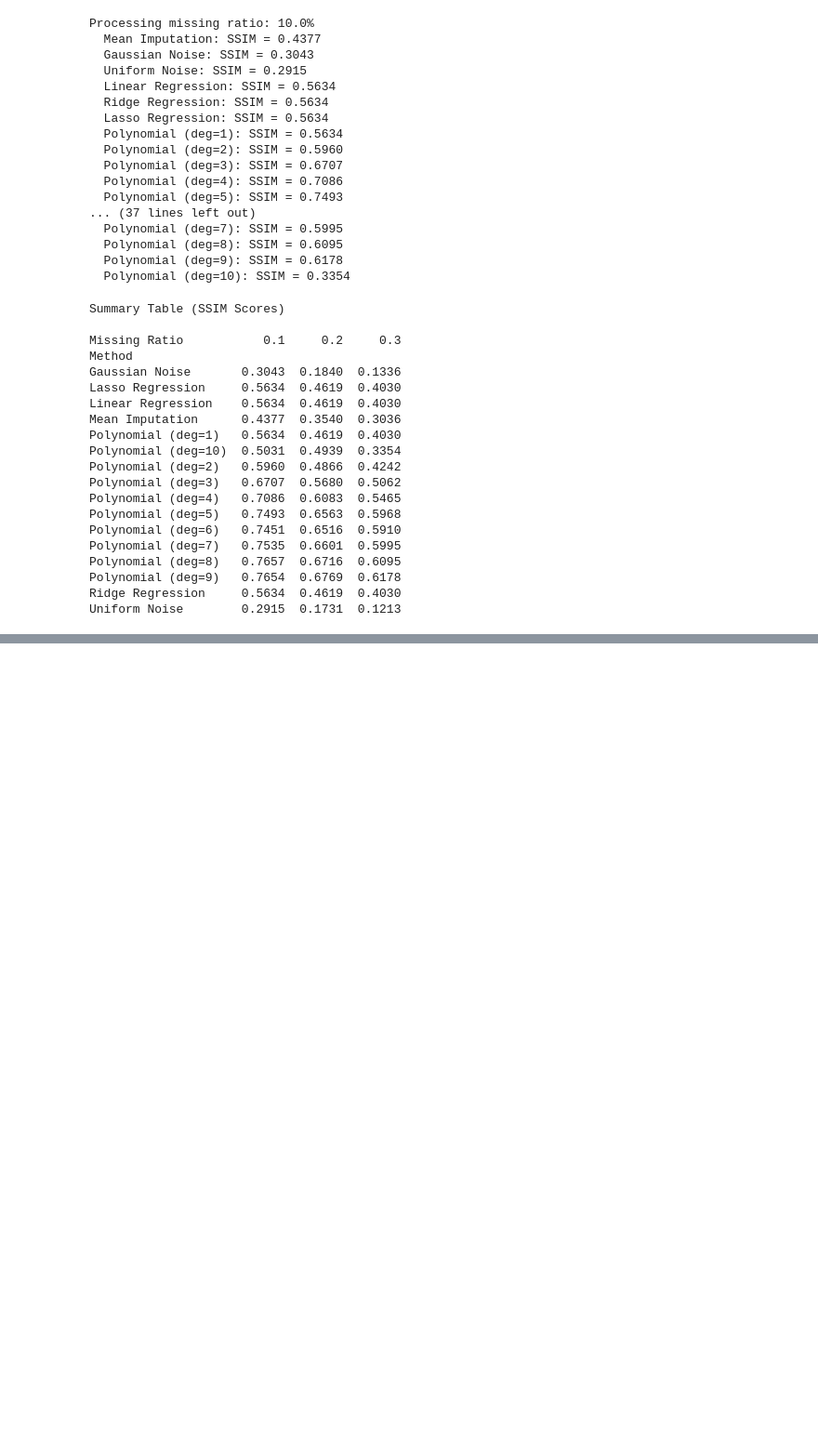
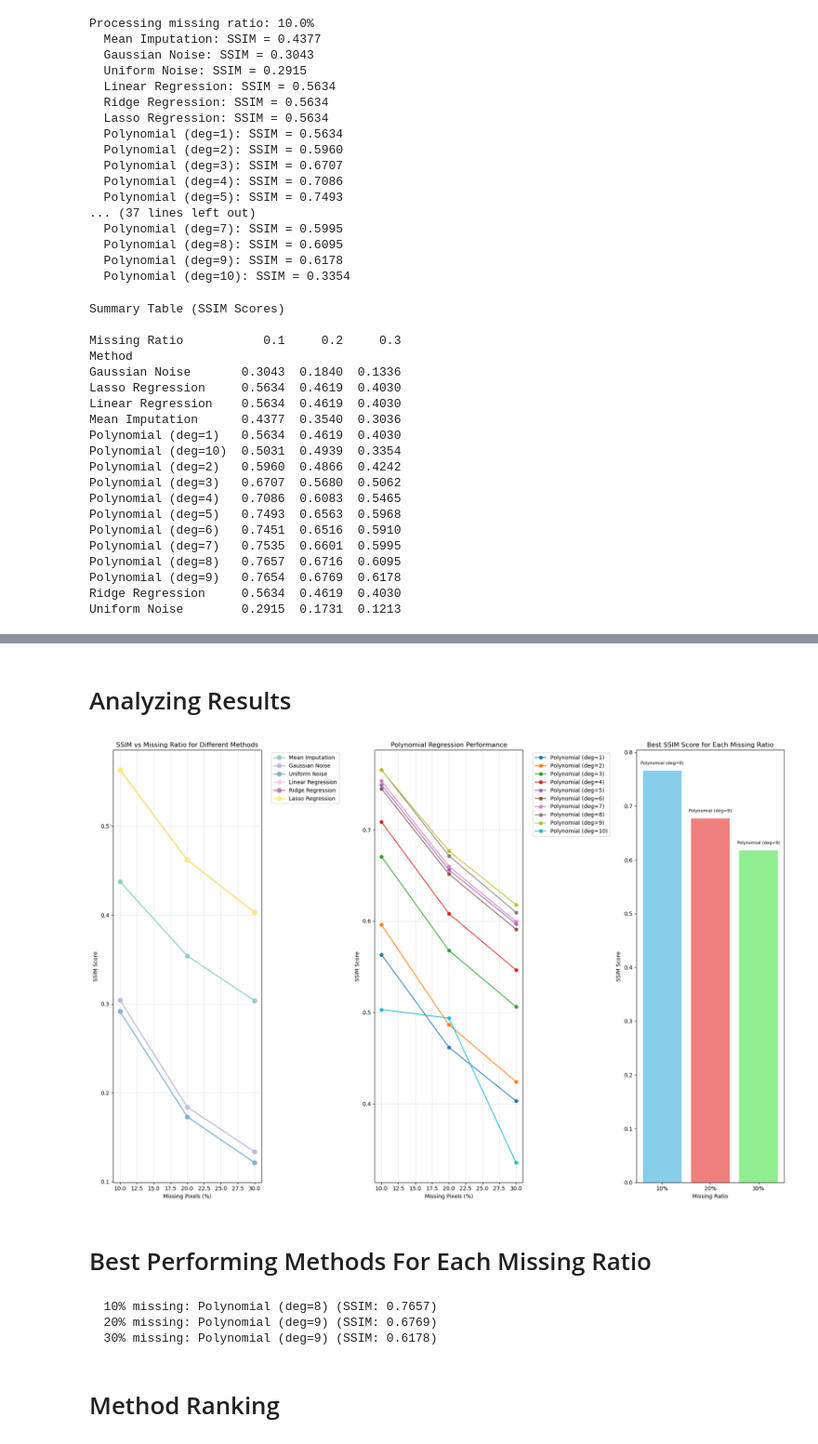
Before and after one commit to SobhanEyvazipoor/Homework-1, a Jupyter notebook: Exercise_1.ipynb, the cells around one changed output, grey strips where cells are left out. Shown at 93% size. Drawn from its saved outputs; the diff is of its cells as text; code cells hidden in the pictures; blank space fills up the shorter version.

```diff
--- a/Exercise_1.ipynb
+++ b/Exercise_1.ipynb
@@ -296,0 +315,70 @@ Uniform Noise        0.2915  0.1731  0.1213
+# %% [markdown]
+# Analyzing Results
+# %%
+fig, axes = plt.subplots(1, 3, figsize=(18, 12))
+
+# SSIM comparison across methods for different missing ratios
+methods_plot = ['Mean Imputation', 'Gaussian Noise', 'Uniform Noise',
+                'Linear Regression', 'Ridge Regression', 'Lasso Regression']
+colors = plt.cm.Set3(np.linspace(0, 1, len(methods_plot)))
+
+for i, method in enumerate(methods_plot):
+    method_data = results_df[results_df['Method'] == method]
+    axes[0].plot(method_data['Missing Ratio']*100, method_data['SSIM'],
+                   'o-', label=method, color=colors[i], linewidth=2, markersize=8)
+
+axes[0].set_xlabel('Missing Pixels (%)')
+axes[0].set_ylabel('SSIM Score')
+axes[0].set_title('SSIM vs Missing Ratio for Different Methods')
+axes[0].legend(bbox_to_anchor=(1.05, 1), loc='upper left')
+axes[0].grid(True, alpha=0.3)
+
+# Polynomial regression comparison
+poly_methods = [m for m in results_df['Method'].unique() if 'Polynomial' in m]
+for method in poly_methods:
+    method_data = results_df[results_df['Method'] == method]
+    axes[1].plot(method_data['Missing Ratio']*100, method_data['SSIM'], 'o-', label=method)
+
+axes[1].set_xlabel('Missing Pixels (%)')
+axes[1].set_ylabel('SSIM Score')
+axes[1].set_title('Polynomial Regression Performance')
+axes[1].legend(bbox_to_anchor=(1.05, 1), loc='upper left')
+axes[1].grid(True, alpha=0.3)
+
+# Best method for each missing ratio
+best_methods = []
+for ratio in missing_ratios:
+    ratio_data = results_df[results_df['Missing Ratio'] == ratio]
+    best_method = ratio_data.loc[ratio_data['SSIM'].idxmax()]
+    best_methods.append(best_method)
+
+best_df = pd.DataFrame(best_methods)
+axes[2].bar(range(len(best_df)), best_df['SSIM'],
+              color=['skyblue', 'lightcoral', 'lightgreen'])
+axes[2].set_xticks(range(len(best_df)))
+axes[2].set_xticklabels([f'{int(mr*100)}%' for mr in best_df['Missing Ratio']])
+axes[2].set_xlabel('Missing Ratio')
+axes[2].set_ylabel('SSIM Score')
+axes[2].set_title('Best SSIM Score for Each Missing Ratio')
+
+for i, (_, row) in enumerate(best_df.iterrows()):
+    axes[2].text(i, row['SSIM'] + 0.01, row['Method'],
+                   ha='center', va='bottom', fontsize=8)
+
+plt.tight_layout()
+plt.show()
+# %% [output]
+[figure, added]
+# %% [markdown]
+# Best Performing Methods For Each Missing Ratio
+# %%
+for ratio in missing_ratios:
+    ratio_data = results_df[results_df['Missing Ratio'] == ratio]
+    best_row = ratio_data.loc[ratio_data['SSIM'].idxmax()]
+    print(f"  {int(ratio*100)}% missing: {best_row['Method']} (SSIM: {best_row['SSIM']:.4f})")
+# %% [output]
+  10% missing: Polynomial (deg=8) (SSIM: 0.7657)
+  20% missing: Polynomial (deg=9) (SSIM: 0.6769)
+  30% missing: Polynomial (deg=9) (SSIM: 0.6178)
+# %% [markdown]
+# Method Ranking
```
Also changed, not shown: parts of 5 cells of this notebook.
